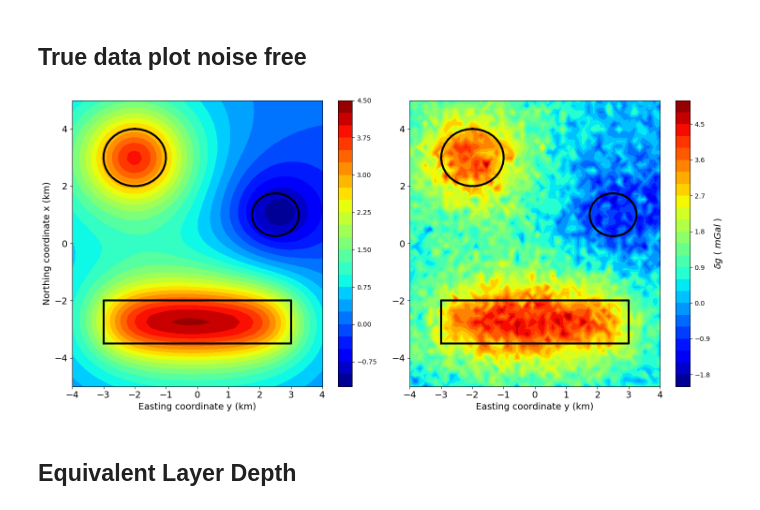
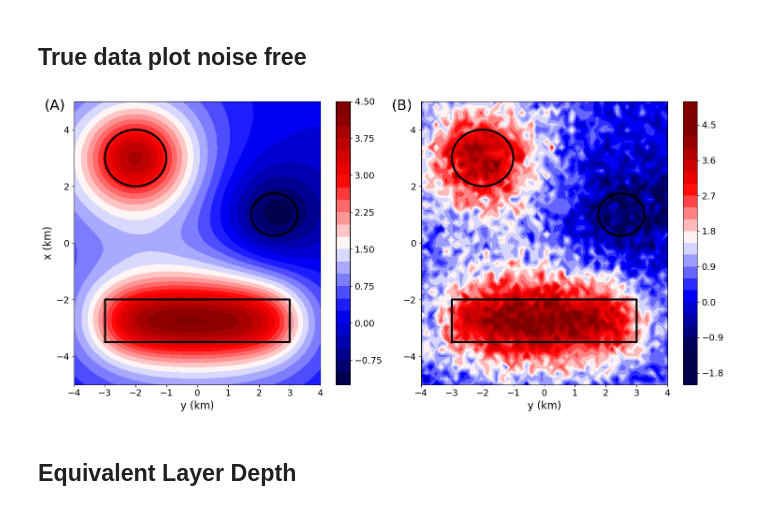
Before and after one commit to DiegoTaka/fast_equivalent_layer, a Jupyter notebook: code/grav/Stability_comparison_grav.ipynb, the cells around one changed output. Saved outputs shown, nothing was run; the diff lists cells and outputs as text; code cells hidden in the pictures.

Commit message:
review tests with synthetic data until stability curves and generate new results

```diff
--- a/code/grav/Stability_comparison_grav.ipynb
+++ b/code/grav/Stability_comparison_grav.ipynb
@@ -67,49 +67,58 @@ y_p = [-3., -3., 3., 3., -3.]
 fig=plt.figure(figsize=(15,7))
 fig.patch.set_facecolor('xkcd:white')
 
+ranges_max = np.max(data[0])
+ranges_min = np.min(data[0])
+
 plt.subplot(121)
 #plt.title('Noise-free data', y=1, x=0.5, fontsize=14)
-plt.tricontourf(yi_plot,xi_plot,data[0],22,cmap='jet')
+plt.tricontourf(yi_plot,xi_plot,data[0],22,cmap='seismic',vmin=ranges_min,vmax=ranges_max)
+cb = plt.colorbar(shrink=1)
+plt.clim(ranges_min, ranges_max)
+cb.ax.tick_params(labelsize=14)
 plt.plot(y_p,x_p,color="k", linewidth=3)
 #plt.plot(x_p2,y_p2,color="k", linewidth=3)
 plt.plot(y1, x1, color="k", linewidth=3)
 plt.plot(y2, x2, color="k", linewidth=3)
-cb = plt.colorbar(shrink=1)
 #plt.axis('scaled')
 #cb.set_label('$\delta g$ ( $mGal$ )', rotation=90, fontsize=14)
 plt.xlim(np.min(yi_plot),np.max(yi_plot))
 plt.ylim(np.min(xi_plot),np.max(xi_plot))
 plt.xticks(fontsize=14)
 plt.yticks(fontsize=14)
-plt.xlabel('Easting coordinate y (km)', fontsize=14)
-plt.ylabel('Northing coordinate x (km)', fontsize=14)
+plt.xlabel('y (km)', fontsize=16)
+plt.ylabel('x (km)', fontsize=16)
+plt.annotate(text='(A)', xy=(-0.12,0.97), xycoords='axes fraction', fontsize=22)
 #mpl.m2km()
 #plt.plot(yi, xi, 'ko-', alpha=0.1)
 
 plt.subplot(122)
 #plt.title('Max noised data', y=1, x=0.5, fontsize=14)
-plt.tricontourf(yi_plot,xi_plot,data[-1],22,cmap='jet')
+plt.tricontourf(yi_plot,xi_plot,data[-1],22,cmap='seismic',vmin=ranges_min,vmax=ranges_max)
+cb = plt.colorbar(shrink=1)
+plt.clim(ranges_min, ranges_max)
+cb.ax.tick_params(labelsize=14)
 plt.plot(y_p,x_p,color="k", linewidth=3)
 #plt.plot(x_p2,y_p2,color="k", linewidth=3)
 plt.plot(y1, x1, color="k", linewidth=3)
 plt.plot(y2, x2, color="k", linewidth=3)
-cb = plt.colorbar(shrink=1)
 #plt.axis('scaled')
-cb.set_label('$\delta g$ ( $mGal$ )', rotation=90, fontsize=14)
+#cb.set_label('synthetic data ( $mGal$ )', rotation=90, fontsize=16)
 plt.xlim(np.min(yi_plot),np.max(yi_plot))
 plt.ylim(np.min(xi_plot),np.max(xi_plot))
 plt.xticks(fontsize=14)
 plt.yticks(fontsize=14)
-plt.xlabel('Easting coordinate y (km)', fontsize=14)
+plt.xlabel('y (km)', fontsize=16)
+plt.annotate(text='(B)', xy=(-0.12,0.97), xycoords='axes fraction', fontsize=22)
 #plt.ylabel('Northing coordinate x (km)', fontsize=14)
 #mpl.m2km()
 #plt.plot(yi, xi, 'ko-', alpha=0.1)
 
 
-plt.tight_layout();
+plt.tight_layout()
 plt.savefig('../../manuscript/Fig/synthetic_grav.png', dpi=300)
 # %% [output]
-[figure, old version]
+[figure, new version]
 # %% [markdown]
 ## Equivalent Layer Depth
 # %%
```
Also changed, not shown: parts of 15 cells of this notebook, 8 other files.
